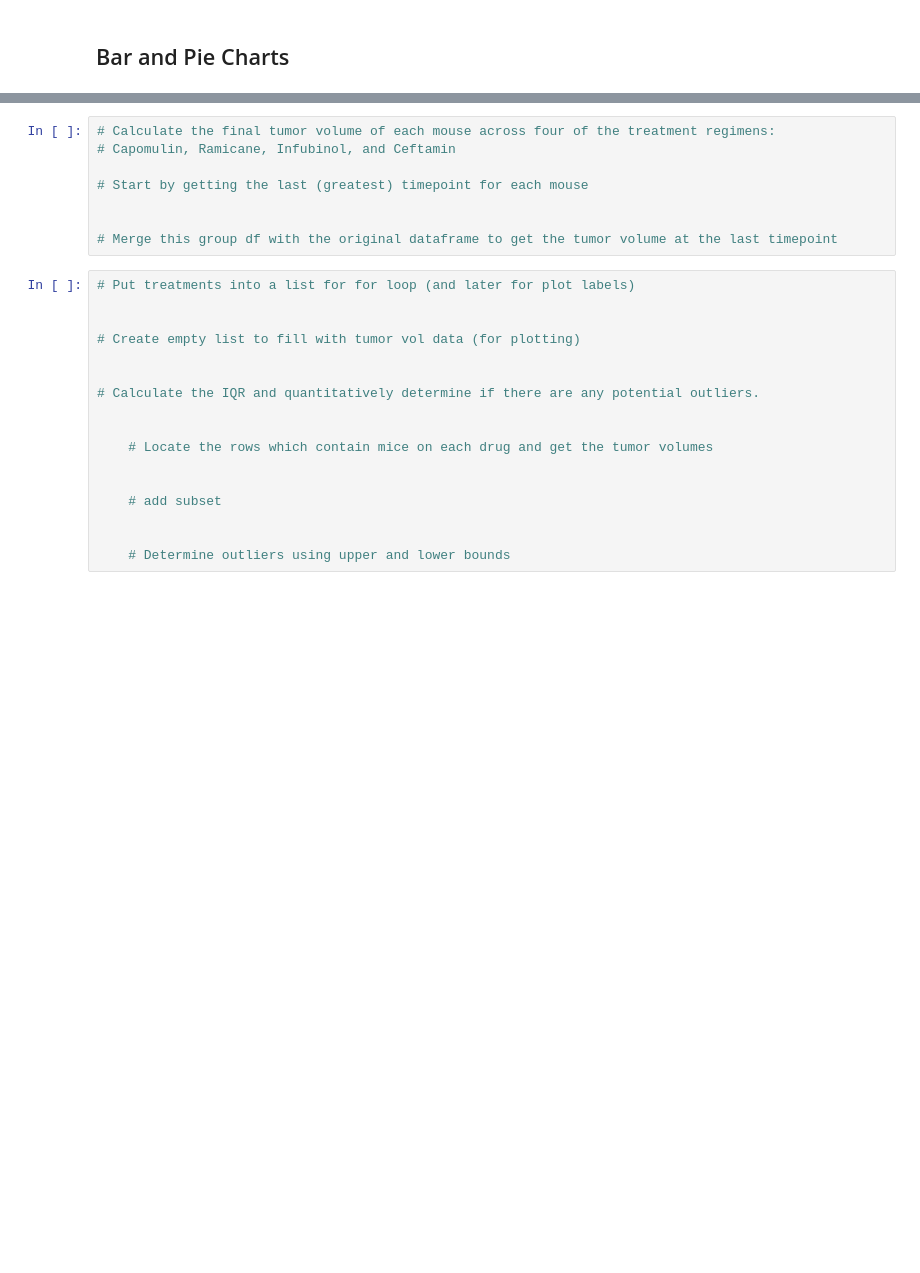
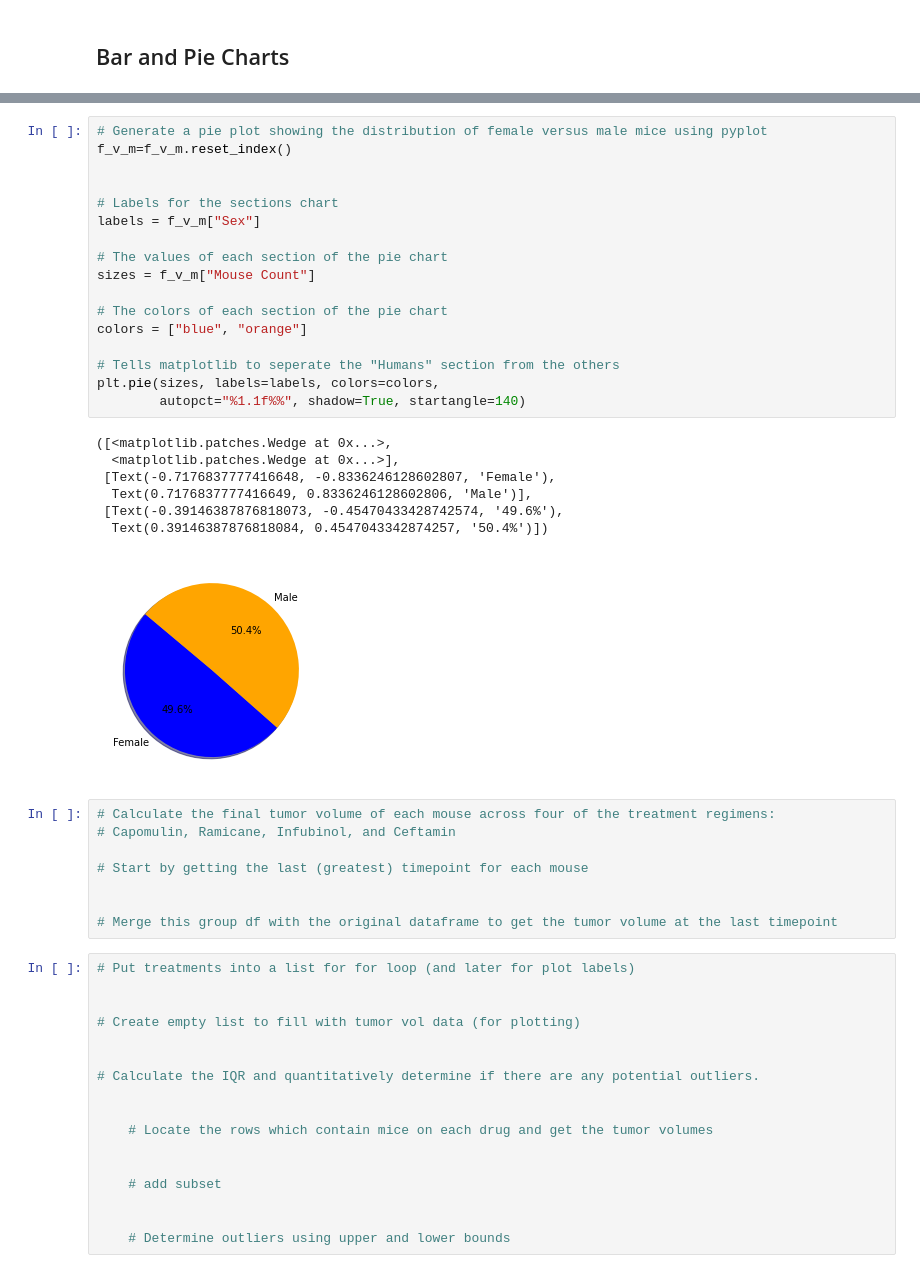
Before and after one commit to RBLevine/matplotlib-challenge, a Jupyter notebook: Pymaceuticals/pymaceuticals_starter.ipynb, the cells around one changed output, grey strips where cells are left out. Saved outputs shown, nothing was run; the diff lists cells and outputs as text; blank space fills up the shorter version.

```diff
--- a/Pymaceuticals/pymaceuticals_starter.ipynb
+++ b/Pymaceuticals/pymaceuticals_starter.ipynb
@@ -113,3 +196,28 @@ The new number of unique mice is 248 after cleaning the data of duplicates.
+# %%
+# Generate a pie plot showing the distribution of female versus male mice using pyplot
+f_v_m=f_v_m.reset_index()
+
+
+# Labels for the sections chart
+labels = f_v_m["Sex"]
+
+# The values of each section of the pie chart
+sizes = f_v_m["Mouse Count"]
+
+# The colors of each section of the pie chart
+colors = ["blue", "orange"]
+
+# Tells matplotlib to seperate the "Humans" section from the others
+plt.pie(sizes, labels=labels, colors=colors,
+        autopct="%1.1f%%", shadow=True, startangle=140)
+# %% [output]
+([<matplotlib.patches.Wedge at 0x...>,
+  <matplotlib.patches.Wedge at 0x...>],
+ [Text(-0.7176837777416648, -0.8336246128602807, 'Female'),
+  Text(0.7176837777416649, 0.8336246128602806, 'Male')],
+ [Text(-0.39146387876818073, -0.45470433428742574, '49.6%'),
+  Text(0.39146387876818084, 0.4547043342874257, '50.4%')])
+[figure, added]
 # %%
 # Calculate the final tumor volume of each mouse across four of the treatment regimens:
 # Capomulin, Ramicane, Infubinol, and Ceftamin
```
Also changed, not shown: parts of 9 cells of this notebook.
